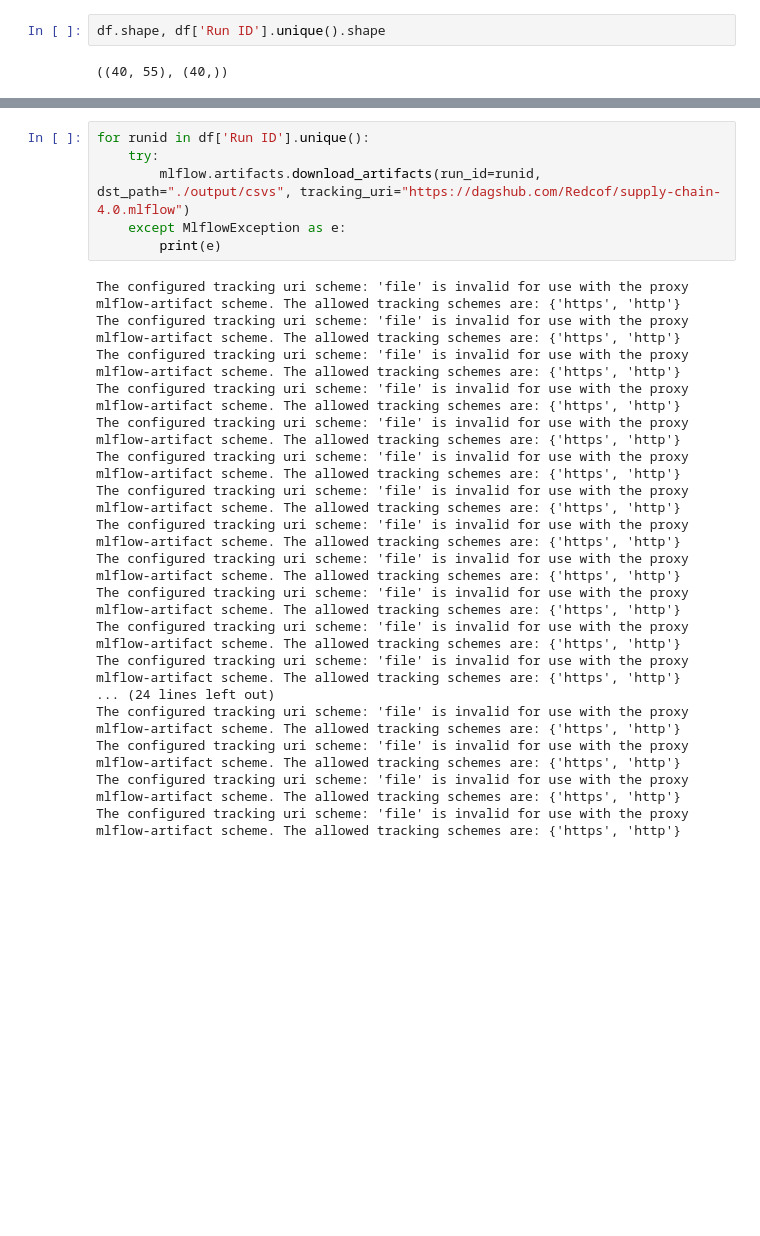
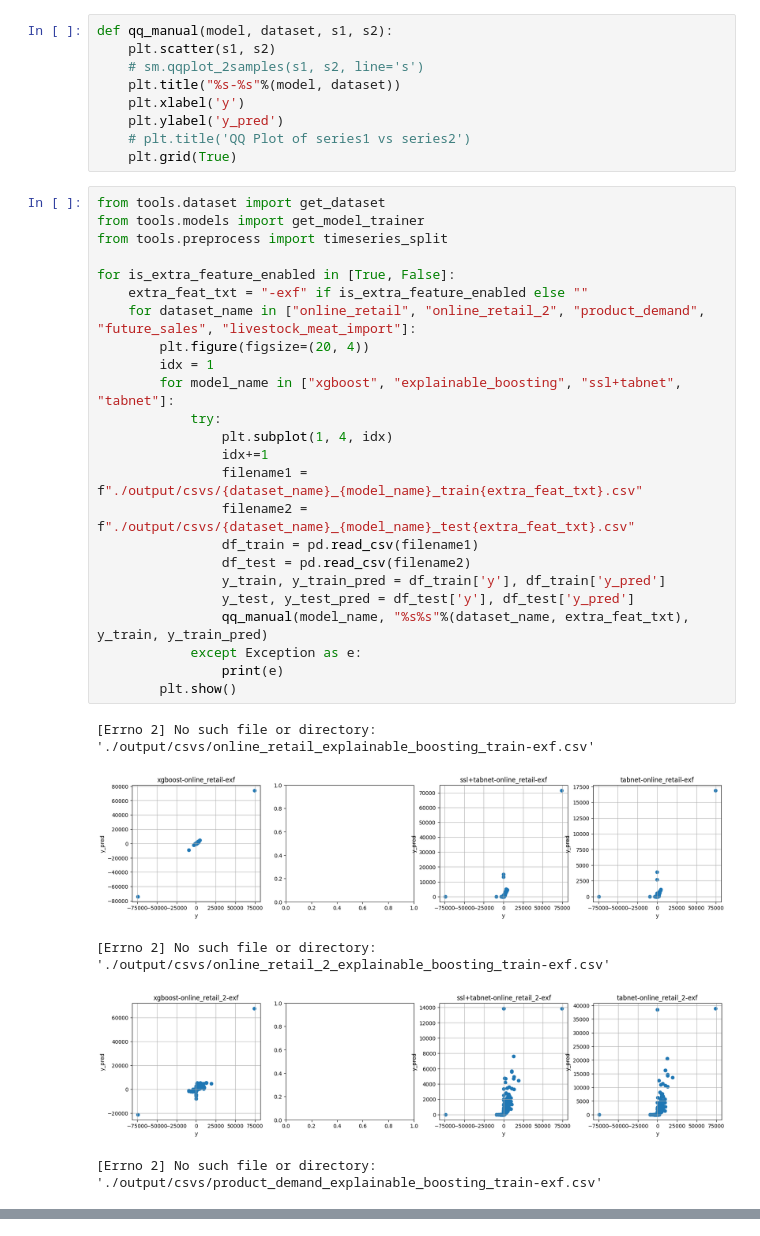
Before and after one commit to Redcof/supply-chain-4.0, a Jupyter notebook: qq.ipynb, the cells around one changed output, grey strips where cells are left out. Drawn from its saved outputs; the diff is of its cells as text; blank space fills up the shorter version.

Commit message:
- save EBM feature importance as html file. - function option for EDA feature in preprocess.py. - qq plot for result analysis.

```diff
--- a/qq.ipynb
+++ b/qq.ipynb
@@ -9,4 +10,39 @@ len(files)
+# %%
+def qq_manual(model, dataset, s1, s2):
+    plt.scatter(s1, s2)
+    # sm.qqplot_2samples(s1, s2, line='s')
+    plt.title("%s-%s"%(model, dataset))
+    plt.xlabel('y')
+    plt.ylabel('y_pred')
+    # plt.title('QQ Plot of series1 vs series2')
+    plt.grid(True)
 # %%
-df.shape, df['Run ID'].unique().shape
+from tools.dataset import get_dataset
+from tools.models import get_model_trainer
+from tools.preprocess import timeseries_split
+
+for is_extra_feature_enabled in [True, False]:
+    extra_feat_txt = "-exf" if is_extra_feature_enabled else ""
+    for dataset_name in ["online_retail", "online_retail_2", "product_demand", "future_sales", "livestock_meat_import"]:
+        plt.figure(figsize=(20, 4))
+        idx = 1
+        for model_name in ["xgboost", "explainable_boosting", "ssl+tabnet", "tabnet"]:
+            try:
+                plt.subplot(1, 4, idx)
+                idx+=1
+                filename1 = f"./output/csvs/{dataset_name}_{model_name}_train{extra_feat_txt}.csv"
+                filename2 = f"./output/csvs/{dataset_name}_{model_name}_test{extra_feat_txt}.csv"
+                df_train = pd.read_csv(filename1)
+                df_test = pd.read_csv(filename2)
+                y_train, y_train_pred = df_train['y'], df_train['y_pred']
+                y_test, y_test_pred = df_test['y'], df_test['y_pred']
+                qq_manual(model_name, "%s%s"%(dataset_name, extra_feat_txt), y_train, y_train_pred)
+            except Exception as e:
+                print(e)
+        plt.show()
 # %% [output]
-((40, 55), (40,))
+[Errno 2] No such file or directory: './output/csvs/online_retail_explainable_boosting_train-exf.csv'
+[figure, added]
+[Errno 2] No such file or directory: './output/csvs/online_retail_2_explainable_boosting_train-exf.csv'
+[figure, added]
+[Errno 2] No such file or directory: './output/csvs/product_demand_explainable_boosting_train-exf.csv'
@@ -13,24 +56,0 @@ df.shape, df['Run ID'].unique().shape
-# %%
-for runid in df['Run ID'].unique():
-    try:
-        mlflow.artifacts.download_artifacts(run_id=runid, dst_path="./output/csvs", tracking_uri="https://dagshub.com/Redcof/supply-chain-4.0.mlflow")
-    except MlflowException as e:
-        print(e)
-# %% [output]
-The configured tracking uri scheme: 'file' is invalid for use with the proxy mlflow-artifact scheme. The allowed tracking schemes are: {'https', 'http'}
-The configured tracking uri scheme: 'file' is invalid for use with the proxy mlflow-artifact scheme. The allowed tracking schemes are: {'https', 'http'}
-The configured tracking uri scheme: 'file' is invalid for use with the proxy mlflow-artifact scheme. The allowed tracking schemes are: {'https', 'http'}
-The configured tracking uri scheme: 'file' is invalid for use with the proxy mlflow-artifact scheme. The allowed tracking schemes are: {'https', 'http'}
-The configured tracking uri scheme: 'file' is invalid for use with the proxy mlflow-artifact scheme. The allowed tracking schemes are: {'https', 'http'}
-The configured tracking uri scheme: 'file' is invalid for use with the proxy mlflow-artifact scheme. The allowed tracking schemes are: {'https', 'http'}
-The configured tracking uri scheme: 'file' is invalid for use with the proxy mlflow-artifact scheme. The allowed tracking schemes are: {'https', 'http'}
-The configured tracking uri scheme: 'file' is invalid for use with the proxy mlflow-artifact scheme. The allowed tracking schemes are: {'https', 'http'}
-The configured tracking uri scheme: 'file' is invalid for use with the proxy mlflow-artifact scheme. The allowed tracking schemes are: {'https', 'http'}
-The configured tracking uri scheme: 'file' is invalid for use with the proxy mlflow-artifact scheme. The allowed tracking schemes are: {'https', 'http'}
-The configured tracking uri scheme: 'file' is invalid for use with the proxy mlflow-artifact scheme. The allowed tracking schemes are: {'https', 'http'}
-The configured tracking uri scheme: 'file' is invalid for use with the proxy mlflow-artifact scheme. The allowed tracking schemes are: {'https', 'http'}
-... (24 lines left out)
-The configured tracking uri scheme: 'file' is invalid for use with the proxy mlflow-artifact scheme. The allowed tracking schemes are: {'https', 'http'}
-The configured tracking uri scheme: 'file' is invalid for use with the proxy mlflow-artifact scheme. The allowed tracking schemes are: {'https', 'http'}
-The configured tracking uri scheme: 'file' is invalid for use with the proxy mlflow-artifact scheme. The allowed tracking schemes are: {'https', 'http'}
-The configured tracking uri scheme: 'file' is invalid for use with the proxy mlflow-artifact scheme. The allowed tracking schemes are: {'https', 'http'}
```
Also changed, not shown: parts of 4 cells of this notebook, 5 other files.
